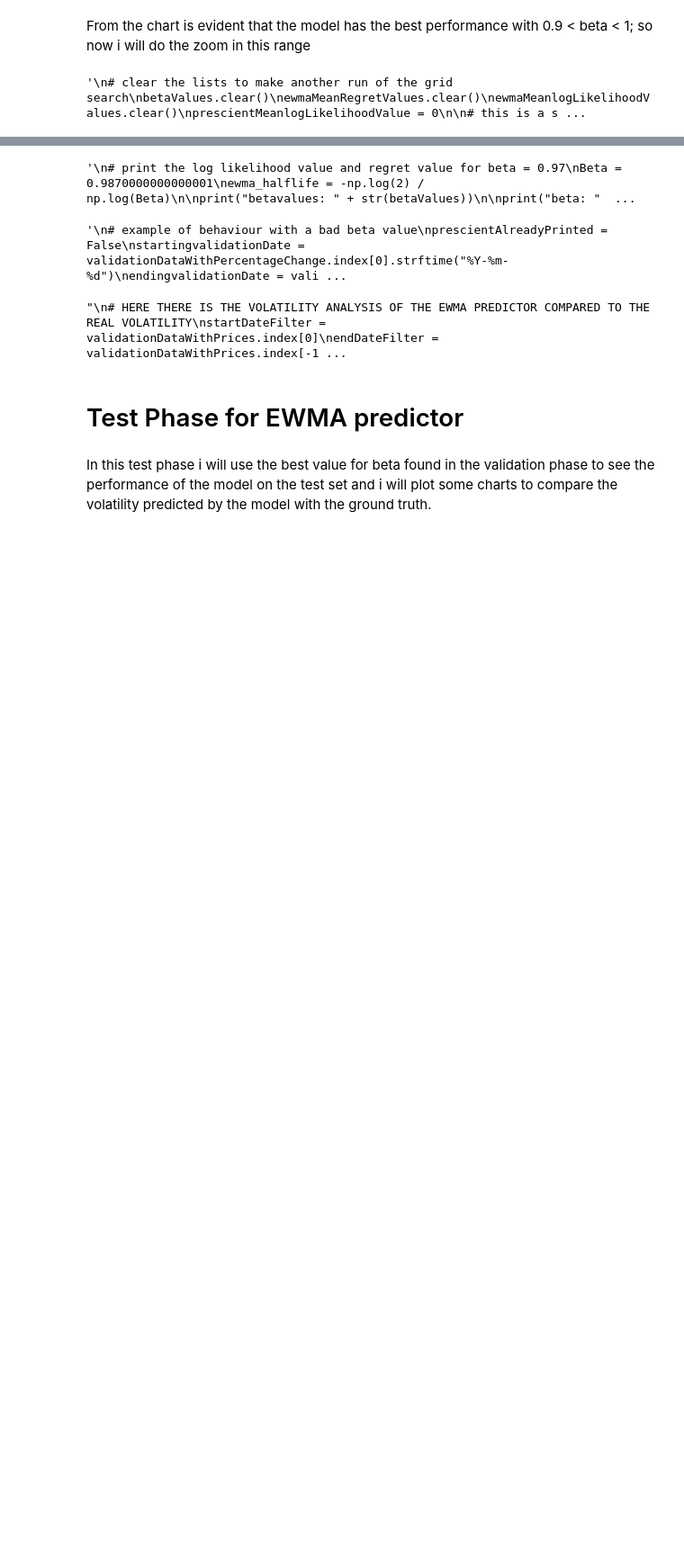
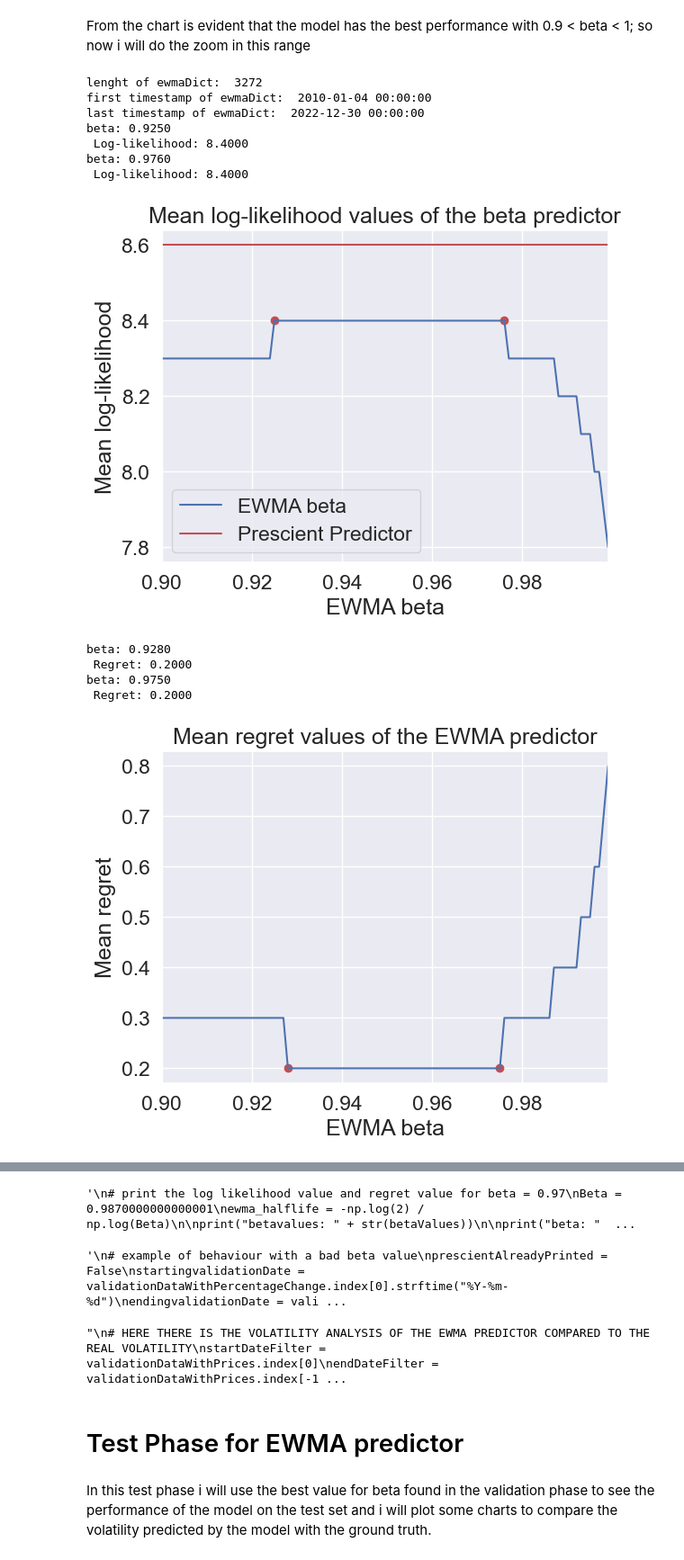
Before and after one commit to StefanoChiodini/cov_pred_finance, a Jupyter notebook: experiments/ewmaPerformance.ipynb, the cells around one changed output, grey strips where cells are left out. Shown at 90% size. Drawn from its saved outputs; the diff is of its cells as text; code cells hidden in the pictures; blank space fills up the shorter version.

```diff
--- a/experiments/ewmaPerformance.ipynb
+++ b/experiments/ewmaPerformance.ipynb
@@ -329,24 +215,33 @@ From the chart is evident that the model has the best performance with 0.9 < bet
 # %%
 # to go faster i skip the validation part(the correct memoru value parameter has been already found)
 
-
-'''
 # clear the lists to make another run of the grid search
 betaValues.clear()
 ewmaMeanRegretValues.clear()
 ewmaMeanlogLikelihoodValues.clear()
 prescientMeanlogLikelihoodValue = 0
 
 # this is a specific run to find the best beta value (i will search in the range 0.9 -> 1 with a step of 0.001)
 betaValues, ewmaMeanRegretValues, ewmaMeanlogLikelihoodValues, prescientMeanlogLikelihoodValue = ewmaValidationPhase(0.9, startingValidationDate, endingValidationDate, 0.001, prescientAlreadyPrinted)
 
 # plot the performance of the EWMA predictor in terms of loglikelihood
-plotLogLikelihoodPerformanceEWMA(betaValues, ewmaMeanlogLikelihoodValues, prescientMeanlogLikelihoodValue)
+plotLogLikelihoodPerformancePredictor(betaValues, ewmaMeanlogLikelihoodValues, prescientMeanlogLikelihoodValue, "EWMA", "beta")
 
 # plot the performance of the EWMA predictor in terms of regret
-plotRegretperformanceEWMA(betaValues, ewmaMeanRegretValues)
+plotRegretPerformancePredictor(betaValues, ewmaMeanRegretValues, "EWMA", "beta")
 
-plotPerformanceEWMA(betaValues, ewmaMeanlogLikelihoodValues, prescientMeanlogLikelihoodValue, ewmaMeanRegretValues)
-'''
+plotPerformancePredictor(betaValues, ewmaMeanlogLikelihoodValues, prescientMeanlogLikelihoodValue, ewmaMeanRegretValues, "EWMA", "beta")
 # %% [output]
-'\n# clear the lists to make another run of the grid search\nbetaValues.clear()\newmaMeanRegretValues.clear()\newmaMeanlogLikelihoodValues.clear()\nprescientMeanlogLikelihoodValue = 0\n\n# this is a s ...
+lenght of ewmaDict:  3272
+first timestamp of ewmaDict:  2010-01-04 00:00:00
+last timestamp of ewmaDict:  2022-12-30 00:00:00
+beta: 0.9250
+ Log-likelihood: 8.4000
+beta: 0.9760
+ Log-likelihood: 8.4000
+[figure, added]
+beta: 0.9280
+ Regret: 0.2000
+beta: 0.9750
+ Regret: 0.2000
+[figure, added]
```
Also changed, not shown: parts of 7 cells of this notebook, 3 other files.
